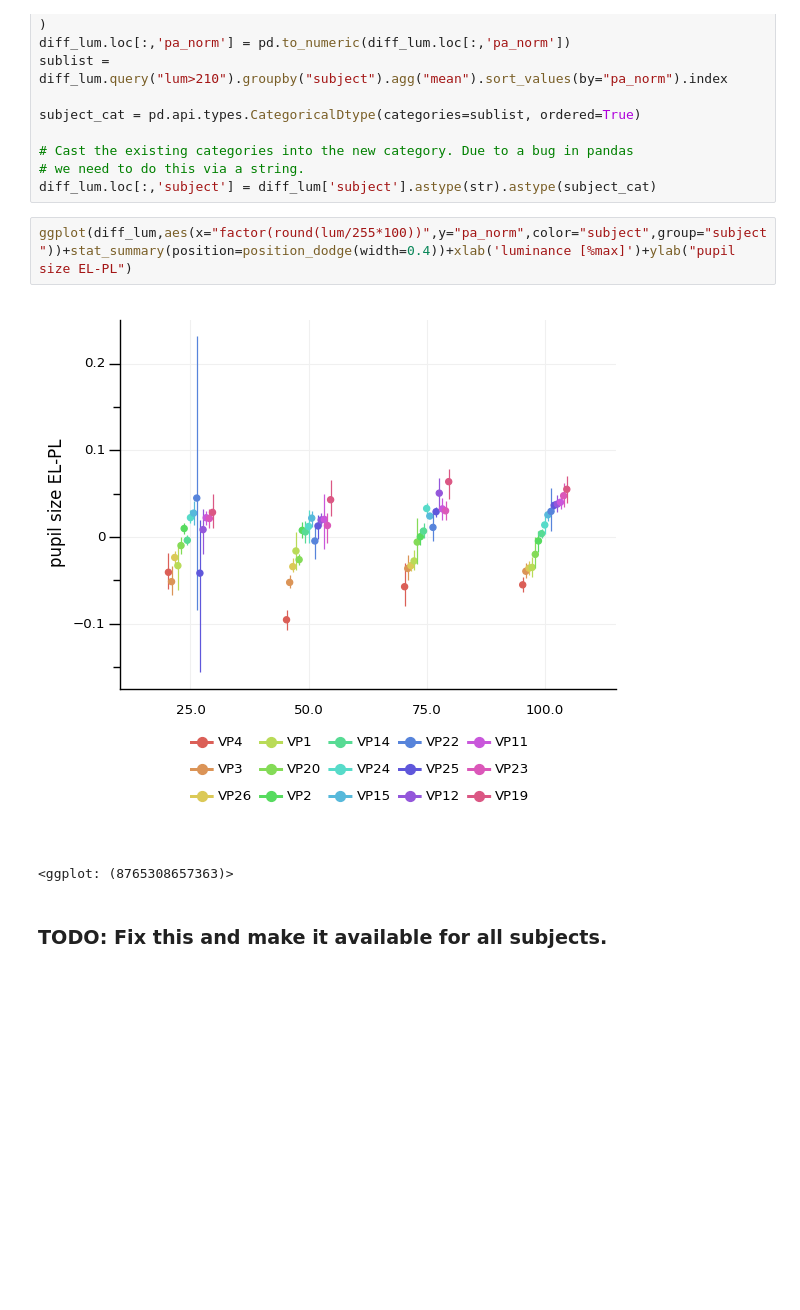
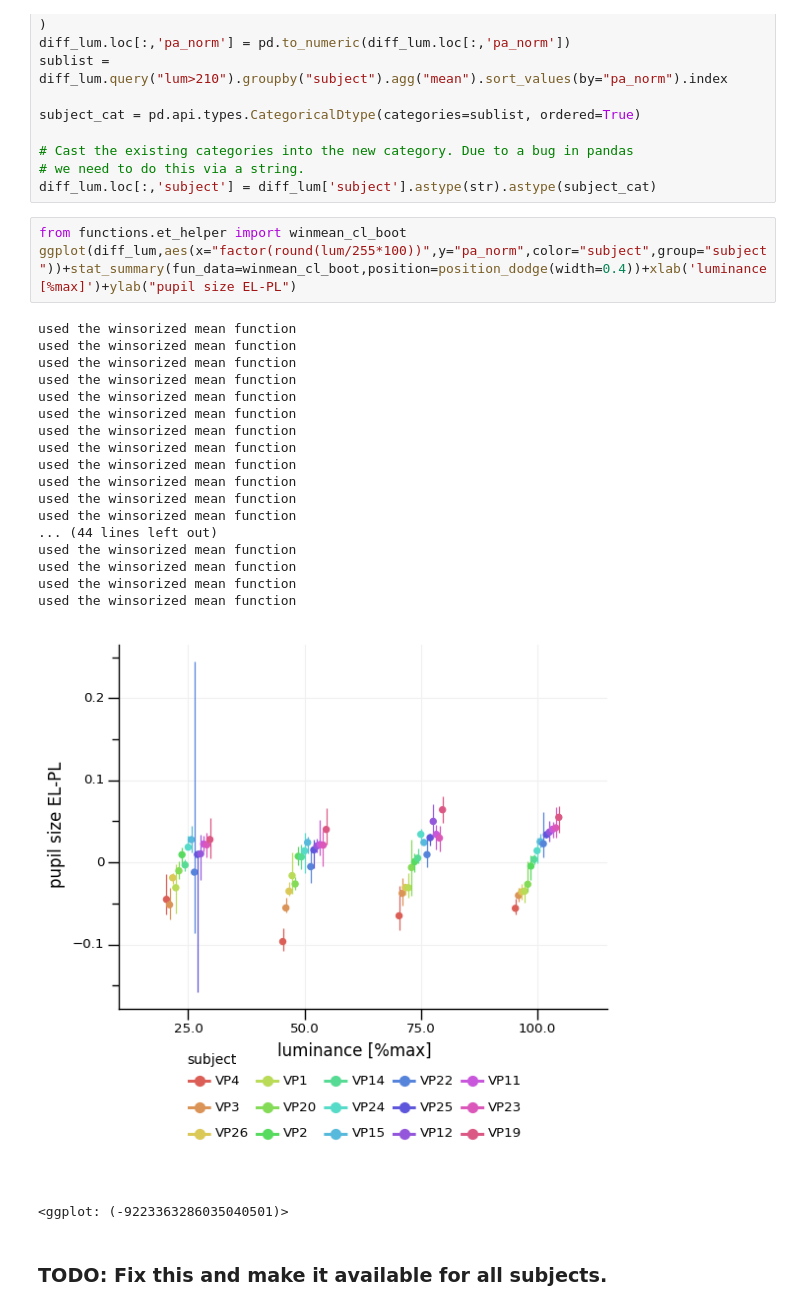
Before and after one commit to behinger/etcomp, a Jupyter notebook: code/be_main.ipynb, the cells around one changed output. Cells and saved outputs as stored; diff of their text form; blank space fills up the shorter version.

```diff
--- a/code/be_main.ipynb
+++ b/code/be_main.ipynb
@@ -743,10 +745,28 @@ subject_cat = pd.api.types.CategoricalDtype(categories=sublist, ordered=True)
 # we need to do this via a string.
 diff_lum.loc[:,'subject'] = diff_lum['subject'].astype(str).astype(subject_cat)
 # %%
-ggplot(diff_lum,aes(x="factor(round(lum/255*100))",y="pa_norm",color="subject",group="subject"))+stat_summary(position=position_dodge(width=0.4))+xlab('luminance [%max]')+ylab("pupil size EL-PL")
+from functions.et_helper import winmean_cl_boot
+ggplot(diff_lum,aes(x="factor(round(lum/255*100))",y="pa_norm",color="subject",group="subject"))+stat_summary(fun_data=winmean_cl_boot,position=position_dodge(width=0.4))+xlab('luminance [%max]')+ylab("pupil size EL-PL")
 # %% [output]
+used the winsorized mean function
+used the winsorized mean function
+used the winsorized mean function
+used the winsorized mean function
+used the winsorized mean function
+used the winsorized mean function
+used the winsorized mean function
+used the winsorized mean function
+used the winsorized mean function
+used the winsorized mean function
+used the winsorized mean function
+used the winsorized mean function
+... (44 lines left out)
+used the winsorized mean function
+used the winsorized mean function
+used the winsorized mean function
+used the winsorized mean function
-[figure, old version]
+[figure, new version]
-<ggplot: (8765308657363)>
+<ggplot: (-9223363286035040501)>
 # %% [markdown]
 ### TODO: Fix this and make it available for all subjects.
 # %%
```
Also changed, not shown: parts of 63 cells of this notebook, 8 other files.
